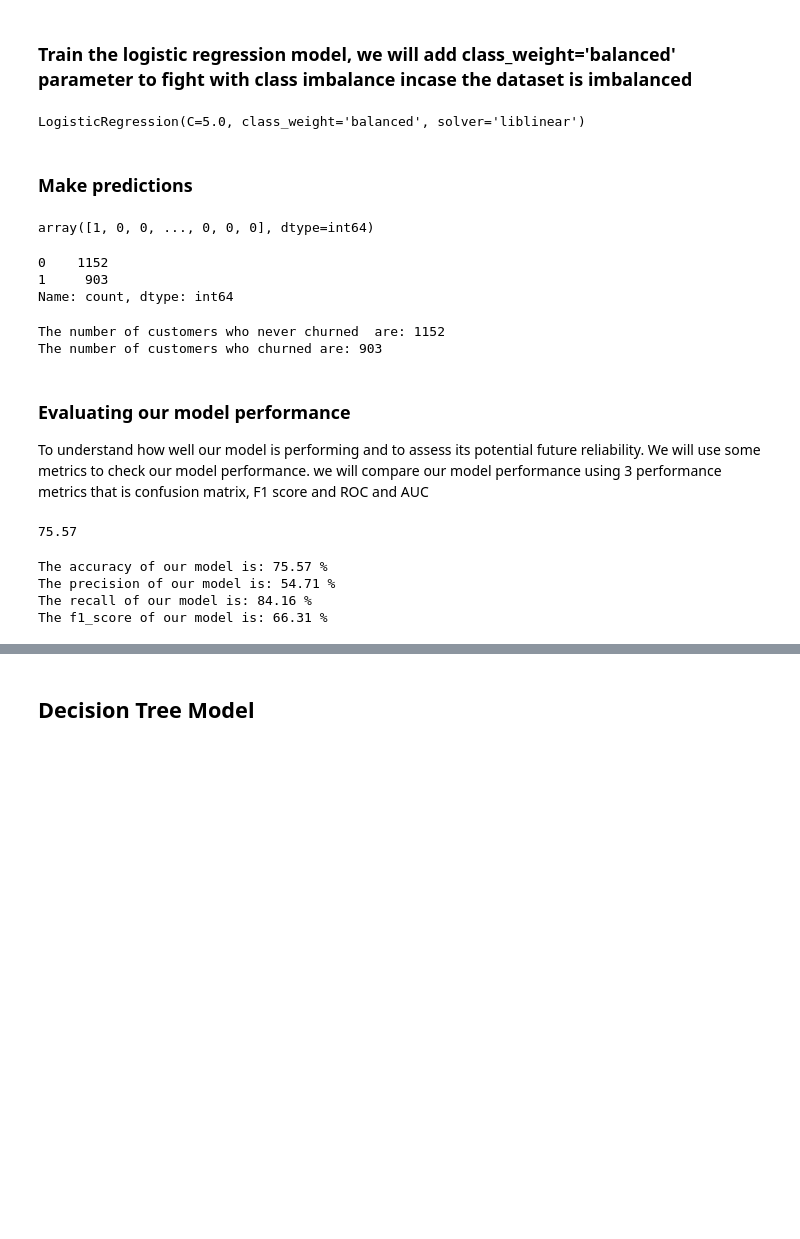
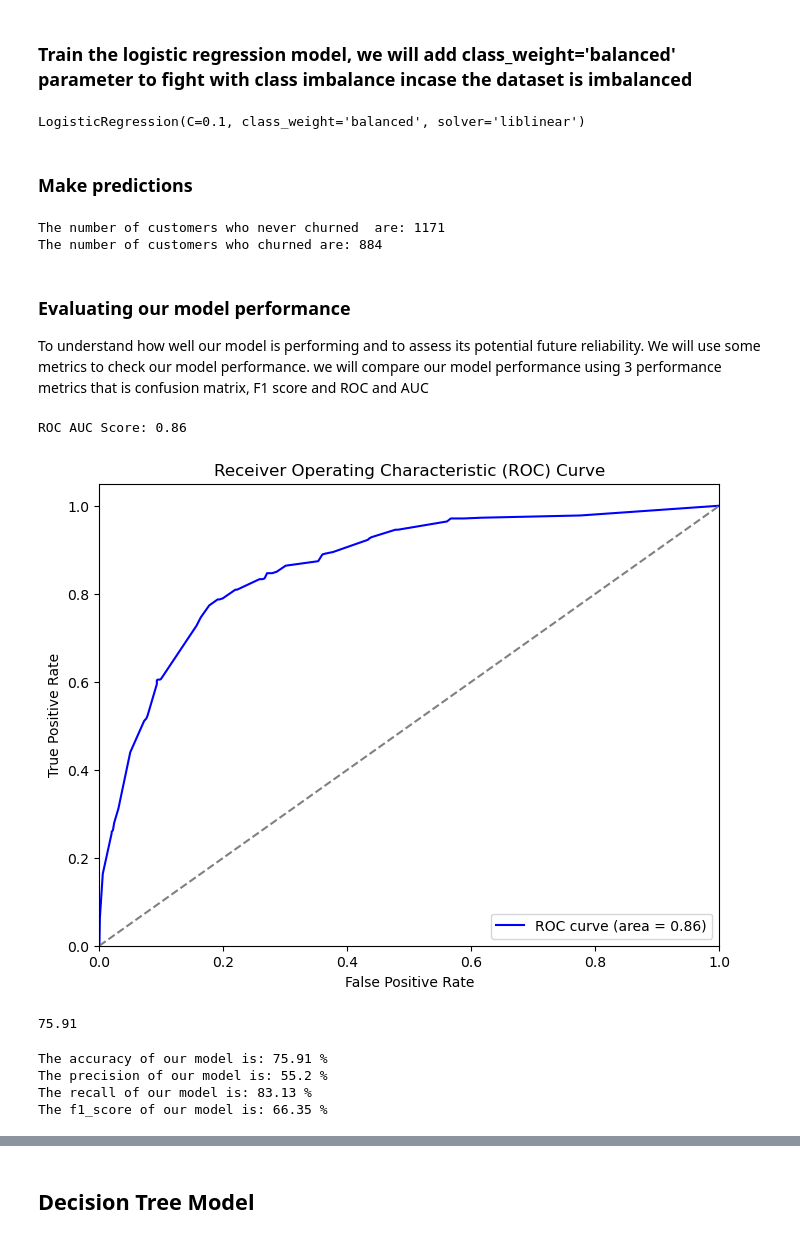
Before and after one commit to MwangiKinyeru/Phase-3-Project, a Jupyter notebook: Phase 3 Project.ipynb, the cells around one changed output, grey strips where cells are left out. Cells and saved outputs as stored; diff of their text form; code cells hidden in the pictures; blank space fills up the shorter version.

```diff
--- a/Phase 3 Project.ipynb
+++ b/Phase 3 Project.ipynb
@@ -51,7 +51,7 @@ import matplotlib.pyplot as plt
 %matplotlib inline
 # %%
 # reading our csv file or dataset
-df = pd.read_csv("Documents/FLATIRON/Assignment/phase 3/Phase-3-Project/telco_churn_data.csv")
+df = pd.read_csv("telco_churn_data.csv")
 df.head(3)
 # %% [output]
 |  | Customer ID | Referred a Friend | Number of Referrals | Tenure in Months | Offer | Phone Service | ... |
@@ -290,42 +290,62 @@ X_train,  X_test, y_train, y_test = train_test_split(X, y, test_size=0.3, random
 # import the relevant libary
 from sklearn.linear_model import LogisticRegression
 
-# instiante our logistic model
-logi_model = LogisticRegression(penalty='l2', C=5.0, class_weight='balanced', solver='liblinear')
+# initiliaze our logistic model with ridge regualization
+logi_model = LogisticRegression(penalty='l2', C=0.1, class_weight='balanced', solver='liblinear')
 logi_model.fit(X_train, y_train)
 # %% [output]
-LogisticRegression(C=5.0, class_weight='balanced', solver='liblinear')
+LogisticRegression(C=0.1, class_weight='balanced', solver='liblinear')
 # %% [markdown]
 ### Make predictions
 # %%
 # lets predict our values
 y_pred = logi_model.predict(X_test)
-y_pred
+pred_counts = pd.Series(y_pred).value_counts()
+print(f"The number of customers who never churned  are: {pred_counts.get(0, 0)}")
+print(f"The number of customers who churned are: {pred_counts.get(1, 0)}")
 # %% [output]
-array([1, 0, 0, ..., 0, 0, 0], dtype=int64)
+The number of customers who never churned  are: 1171
+The number of customers who churned are: 884
-# %%
-pred_counts = pd.Series(y_pred).value_counts()
-print(pred_counts)
-# %% [output]
-0    1152
-1     903
-Name: count, dtype: int64
-# %%
-pred_counts = pd.Series(y_pred).value_counts()
-print(f"The number of customers who never churned  are: {pred_counts.get(0, 0)}")
-print(f"The number of customers who churned are: {pred_counts.get(1, 0)}")
-# %% [output]
-The number of customers who never churned  are: 1152
-The number of customers who churned are: 903
 # %% [markdown]
 ### Evaluating our model performance
 To understand how well our model is performing and to assess its potential future reliability. We will use some metrics to  check our model performance. we will compare our model performance using 3 performance metrics that is confusion matrix, F1 score and ROC and AUC
+# %%
+from sklearn.metrics import roc_curve, roc_auc_score
+
+# predict the probabilities
+y_prob = logi_model.predict_proba(X_test)[:, 1]
+
+# Calculate ROC AUC score
+roc_auc = roc_auc_score(y_test, y_prob)
+
+# Calculate ROC curve
+fpr, tpr, thresholds = roc_curve(y_test, y_prob)
+
+# Print ROC AUC score
+print(f"ROC AUC Score: {roc_auc:.2f}")
+# %% [output]
+ROC AUC Score: 0.86
+# %%
+# Plot ROC curve
+plt.figure(figsize=(8, 6))
+plt.plot(fpr, tpr, color='blue', label=f'ROC curve (area = {roc_auc:.2f})')
+plt.plot([0, 1], [0, 1], color='grey', linestyle='--')
+plt.xlim([0.0, 1.0])
+plt.ylim([0.0, 1.05])
+plt.xlabel('False Positive Rate')
+plt.ylabel('True Positive Rate')
+plt.title('Receiver Operating Characteristic (ROC) Curve')
+plt.legend(loc='lower right')
+
+plt.show()
+# %% [output]
+[figure, added]
 # %%
 from sklearn.metrics import accuracy_score
 score = round(accuracy_score(y_test, y_pred) * 100, 2)
 score
 # %% [output]
-75.57
+75.91
 # %%
 # confusion matrix metric
 from sklearn.metrics import confusion_matrix
@@ -348,10 +368,10 @@ print("The precision of our model is:", precision,"%")
 print("The recall of our model is:", recall,"%")
 print("The f1_score of our model is:", f1_score,"%")
 # %% [output]
-The accuracy of our model is: 75.57 %
-The precision of our model is: 54.71 %
-The recall of our model is: 84.16 %
-The f1_score of our model is: 66.31 %
+The accuracy of our model is: 75.91 %
+The precision of our model is: 55.2 %
+The recall of our model is: 83.13 %
+The f1_score of our model is: 66.35 %
 # %%
 from sklearn.metrics import ConfusionMatrixDisplay
 
```
Also changed, not shown: parts of 10 cells of this notebook.
